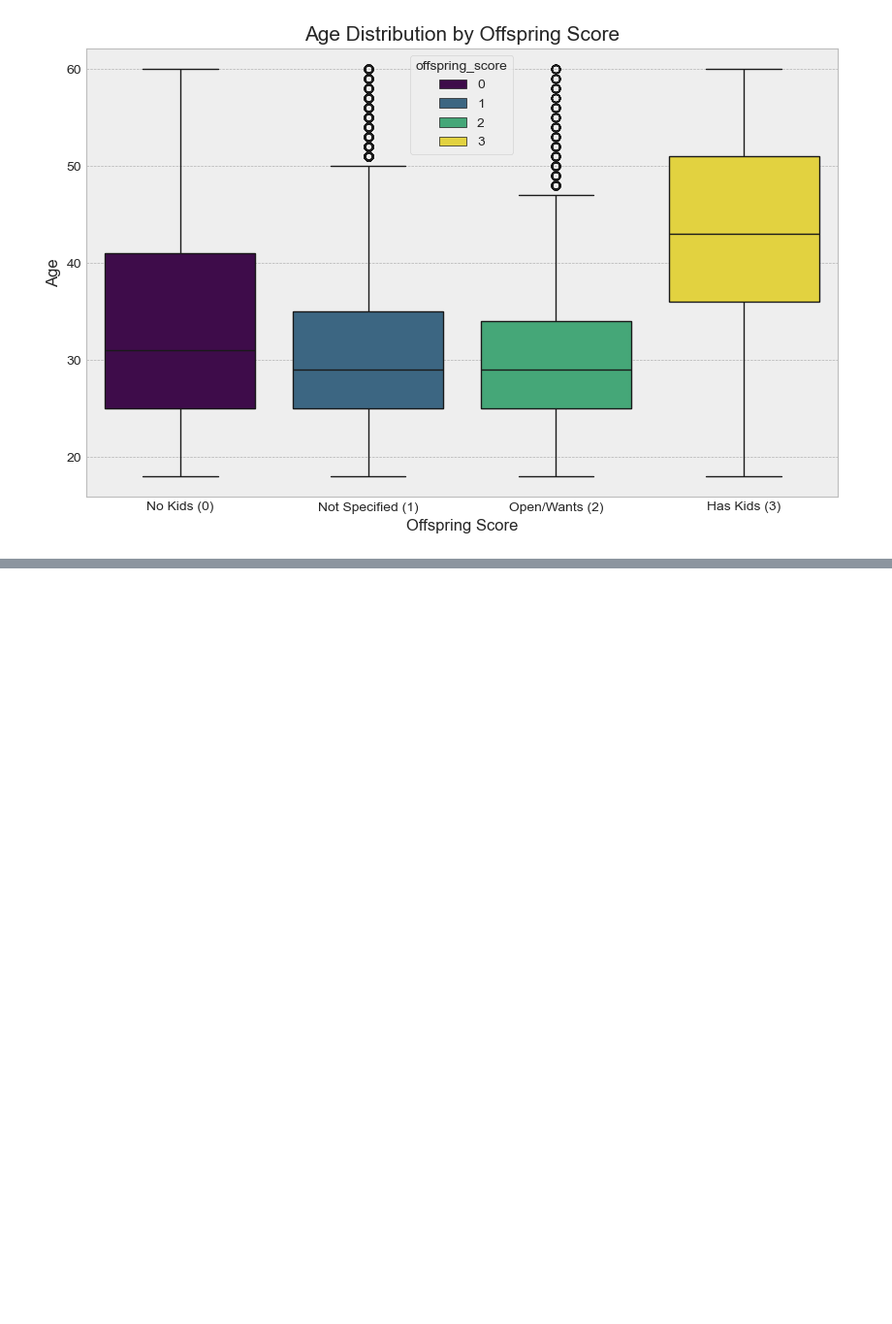
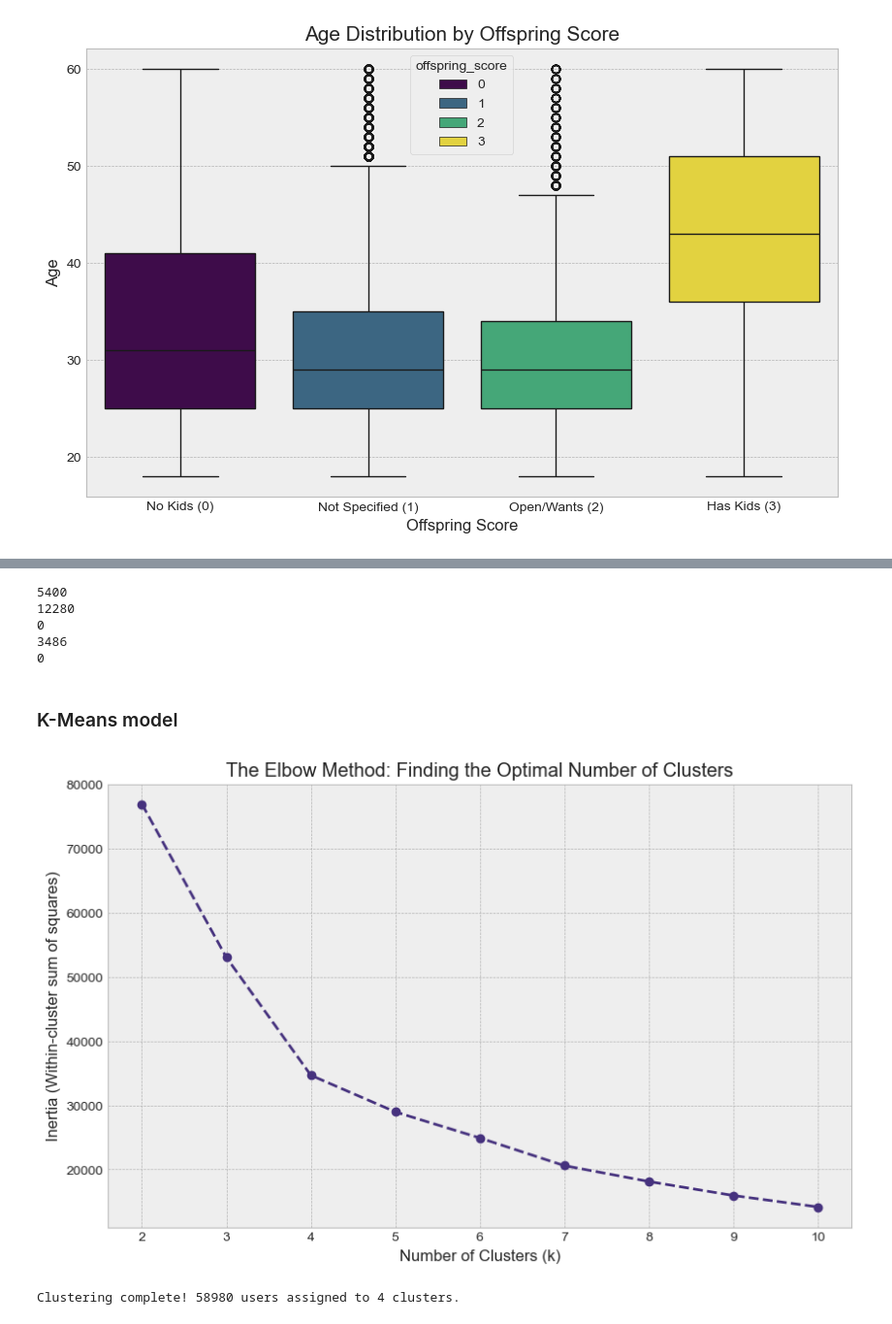
Before and after one commit to byPolo/OkCupid, a Jupyter notebook: Notebooks/OkCupid_DSP.ipynb, the cells around one changed output, grey strips where cells are left out. Shown at 97% size. Saved outputs shown, nothing was run; the diff lists cells and outputs as text; code cells hidden in the pictures; blank space fills up the shorter version.

```diff
--- a/Notebooks/OkCupid_DSP.ipynb
+++ b/Notebooks/OkCupid_DSP.ipynb
@@ -314,0 +414,63 @@ Name: count, dtype: int64
+# %%
+#Checking for potential problem
+print(clean_df['essay0'].isna().sum())
+print(clean_df['essay7'].isna().sum())
+print(clean_df['cleaned_essays'].isna().sum())
+empty_strings = (clean_df['cleaned_essays'] == "").sum()
+whitespace_only = clean_df['cleaned_essays'].str.isspace().sum()
+print(empty_strings)
+print(whitespace_only)
+# %% [output]
+5400
+12280
+0
+3486
+0
+# %% [markdown]
+### K-Means model
+# %%
+# A. Scale the Numbers (Age & Offspring)
+# This ensures Age (18-60) doesn't overpower Offspring (0-3)
+scaler = StandardScaler()
+num_features = scaler.fit_transform(clean_df[['age', 'offspring_score']])
+
+# B. Vectorize the Text
+# TF-IDF gives more weight to unique words (like 'parent') and less to common ones ('life')
+tfidf = TfidfVectorizer(stop_words='english', max_features=2000)
+text_sparse = tfidf.fit_transform(clean_df['cleaned_essays'])
+
+# C. Dimensionality Reduction (The "Topic" Maker)
+# We compress 2000 word-dimensions into 20 "Topic" dimensions
+svd = TruncatedSVD(n_components=20, random_state=42)
+text_topics = svd.fit_transform(text_sparse)
+
+# D. Combine into one Master Matrix
+X = np.hstack((num_features, text_topics))
+
+# --- 2. FIND THE OPTIMAL 'K' (THE ELBOW METHOD) ---
+
+inertia = []
+k_range = range(2, 11) # Checking for 2 to 10 clusters
+
+for k in k_range:
+    model = KMeans(n_clusters=k, random_state=42, n_init=10)
+    model.fit(X)
+    inertia.append(model.inertia_)
+
+# Plot the Elbow
+plt.figure(figsize=(10, 6))
+plt.plot(k_range, inertia, marker='o', linestyle='--')
+plt.title('The Elbow Method: Finding the Optimal Number of Clusters')
+plt.xlabel('Number of Clusters (k)')
+plt.ylabel('Inertia (Within-cluster sum of squares)')
+plt.grid(True)
+plt.show()
+
+optimal_k = 4
+kmeans = KMeans(n_clusters=optimal_k, random_state=42, n_init=10)
+clean_df['cluster'] = kmeans.fit_predict(X)
+
+print(f"Clustering complete! {len(clean_df)} users assigned to {optimal_k} clusters.")
+# %% [output]
+[figure, added]
+Clustering complete! 58980 users assigned to 4 clusters.
```
Also changed, not shown: parts of 4 cells of this notebook, 1 other file.
